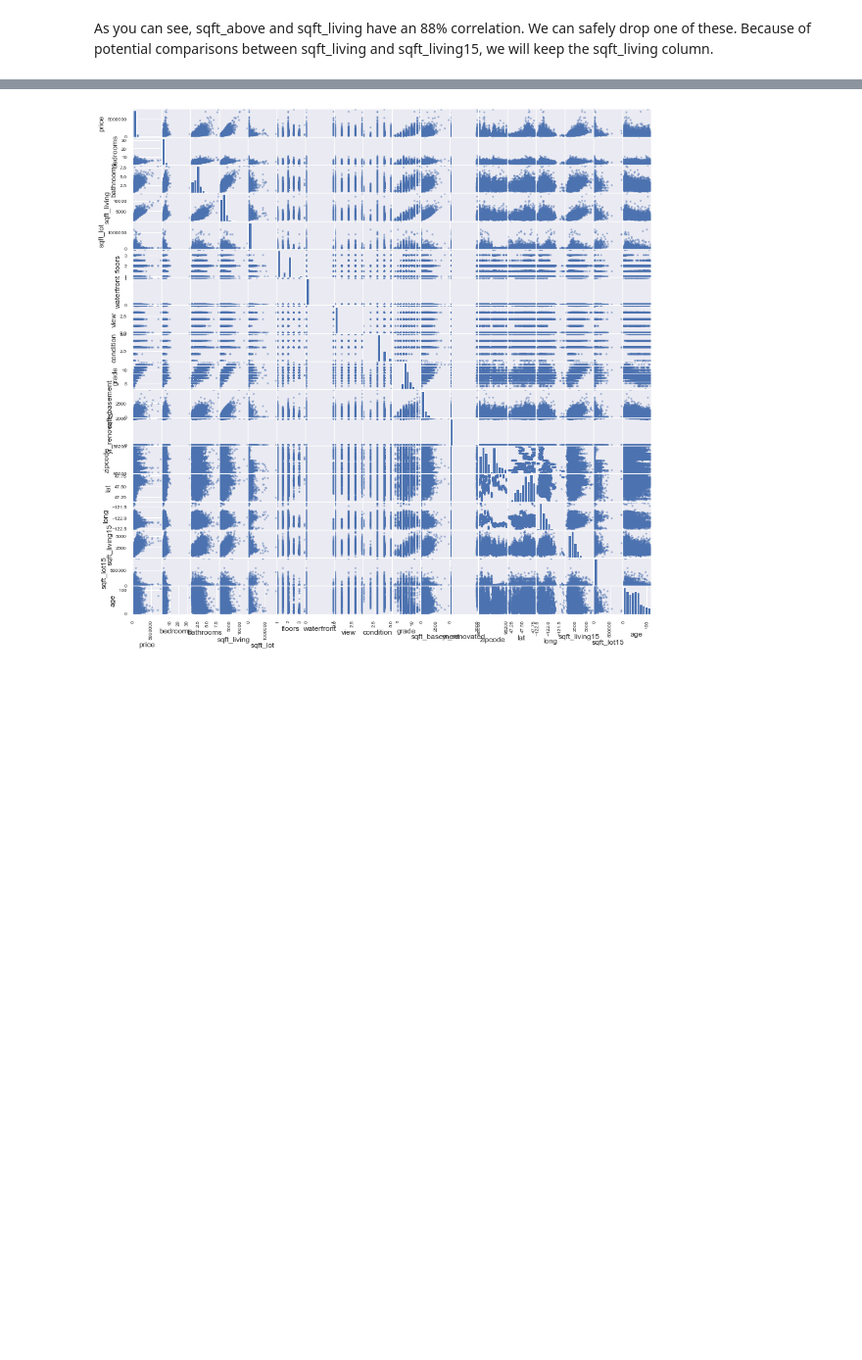
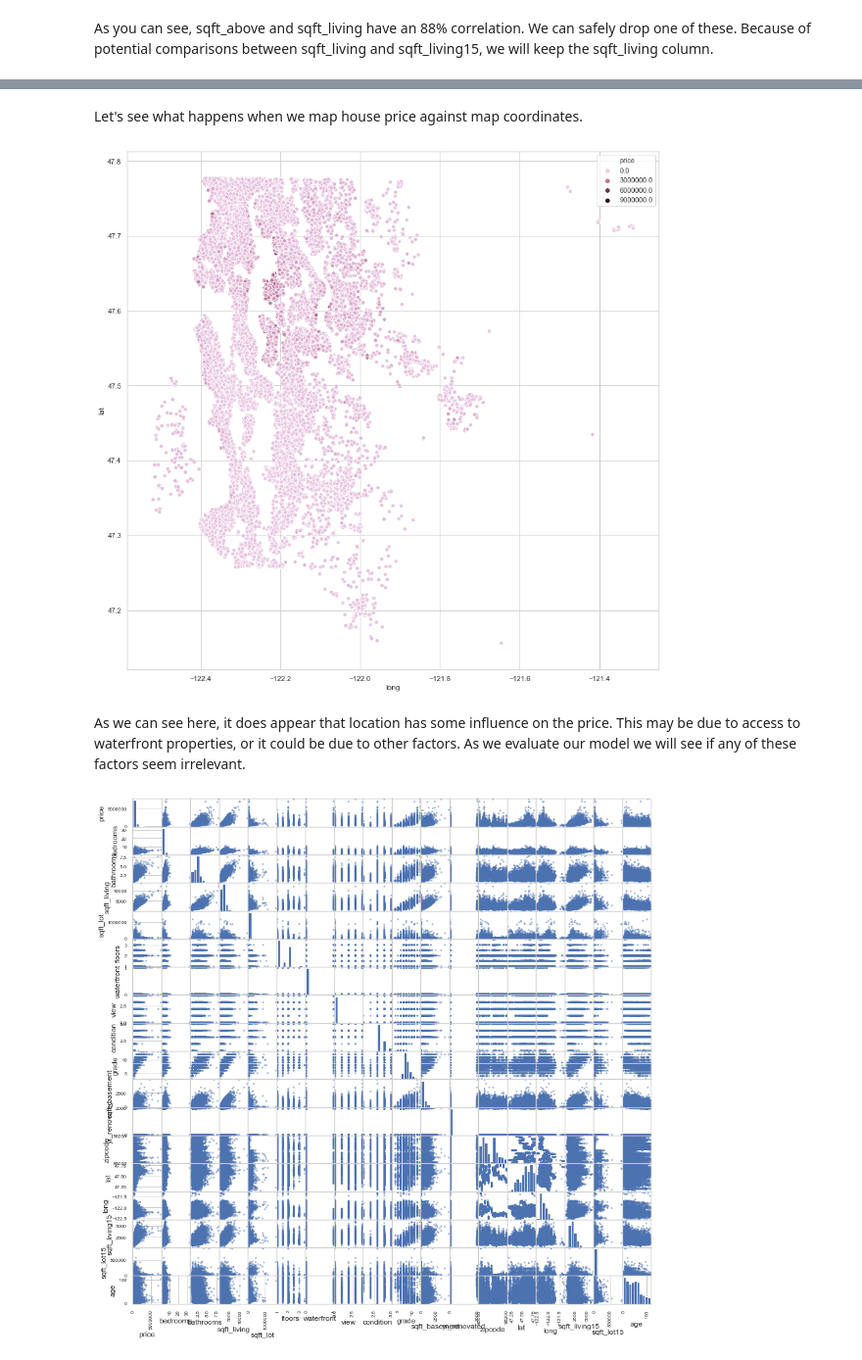
Before and after one commit to Lionslicer-Coding/dsc-mod-2-project-v2-1-onl01-dtsc-pt-030220, a Jupyter notebook: student.ipynb, the cells around one changed output, grey strips where cells are left out. Shown at 98% size. Cells and saved outputs as stored; diff of their text form; code cells hidden in the pictures; blank space fills up the shorter version.

```diff
--- a/student.ipynb
+++ b/student.ipynb
@@ -277,3 +277,14 @@ KeyError: "['sqft_above'] not found in axis"
+# %% [markdown]
+Let's see what happens when we map house price against map coordinates.
+# %%
+plt.figure(figsize=[15,15])
+sns.set_style('whitegrid')
+sns.scatterplot(x='long', y='lat', data=df, hue='price', palette="ch:1,-.2,dark=.1")
+plt.show()
+# %% [output]
+[figure, added]
+# %% [markdown]
+As we can see here, it does appear that location has some influence on the price. This may be due to access to waterfront properties, or it could be due to other factors. As we evaluate our model we will see if any of these factors seem irrelevant.
 # %%
 pd.plotting.scatter_matrix(df, figsize  = [15, 15]);
 plt.show()
```
Also changed, not shown: parts of 11 cells of this notebook.
